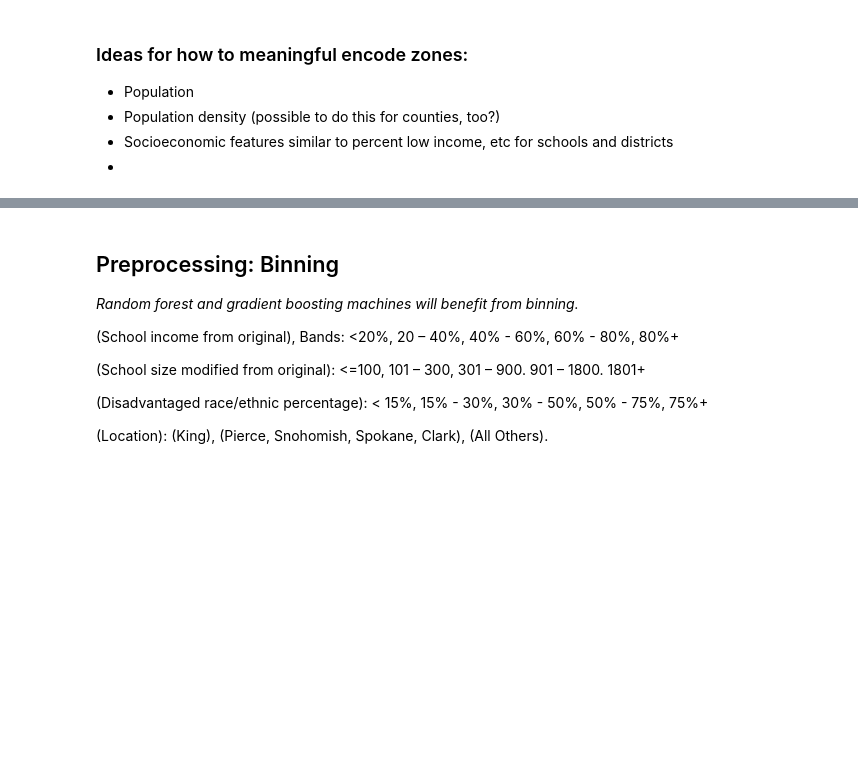
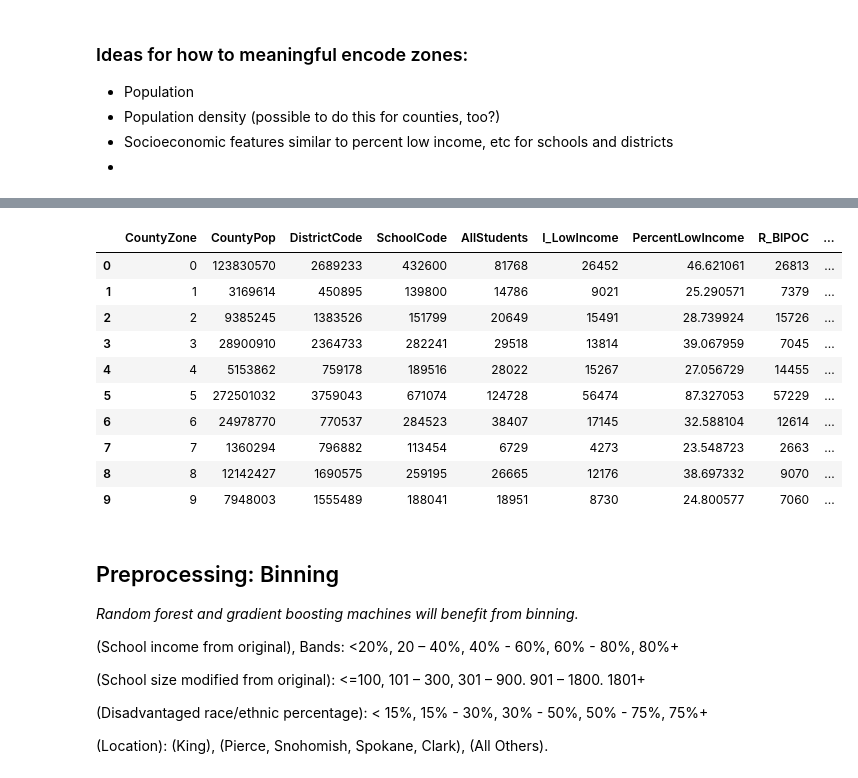
Before and after one commit to brinkbrink/WA_CS_v2, a Jupyter notebook: SchoolAnalysis.ipynb, the cells around one changed output, grey strips where cells are left out. Saved outputs shown, nothing was run; the diff lists cells and outputs as text; code cells hidden in the pictures; blank space fills up the shorter version.

```diff
--- a/SchoolAnalysis.ipynb
+++ b/SchoolAnalysis.ipynb
@@ -230,3 +243,23 @@ reduced_ospi['CountyZone'] = kmeans.fit_predict(geo_df_scaled)
+# %%
+inspect_zone = reduced_ospi.drop(columns=['County','SchoolName','Latitude','Longitude','C_AllStudents']).copy()
+# %%
+inspect_zone['IncomeBinned'] = inspect_zone['IncomeBinned'].cat.codes
+inspect_zone['SchoolSizeBinned'] = inspect_zone['SchoolSizeBinned'].cat.codes
+inspect_zone['BIPOCBinned'] = inspect_zone['BIPOCBinned'].cat.codes
+# %%
+inspect_zone.groupby('CountyZone', as_index=False).sum()
+# %% [output]
+|  | CountyZone | CountyPop | DistrictCode | SchoolCode | AllStudents | I_LowIncome | PercentLowIncome | R_BIPOC | ... |
+| 0 | 0 | 123830570 | 2689233 | 432600 | 81768 | 26452 | 46.621061 | 26813 | ... |
+| 1 | 1 | 3169614 | 450895 | 139800 | 14786 | 9021 | 25.290571 | 7379 | ... |
+| 2 | 2 | 9385245 | 1383526 | 151799 | 20649 | 15491 | 28.739924 | 15726 | ... |
+| 3 | 3 | 28900910 | 2364733 | 282241 | 29518 | 13814 | 39.067959 | 7045 | ... |
+| 4 | 4 | 5153862 | 759178 | 189516 | 28022 | 15267 | 27.056729 | 14455 | ... |
+| 5 | 5 | 272501032 | 3759043 | 671074 | 124728 | 56474 | 87.327053 | 57229 | ... |
+| 6 | 6 | 24978770 | 770537 | 284523 | 38407 | 17145 | 32.588104 | 12614 | ... |
+| 7 | 7 | 1360294 | 796882 | 113454 | 6729 | 4273 | 23.548723 | 2663 | ... |
+| 8 | 8 | 12142427 | 1690575 | 259195 | 26665 | 12176 | 38.697332 | 9070 | ... |
+| 9 | 9 | 7948003 | 1555489 | 188041 | 18951 | 8730 | 24.800577 | 7060 | ... |
 # %% [markdown]
 ## Preprocessing: Binning
 
```
Also changed, not shown: parts of 15 cells of this notebook.
